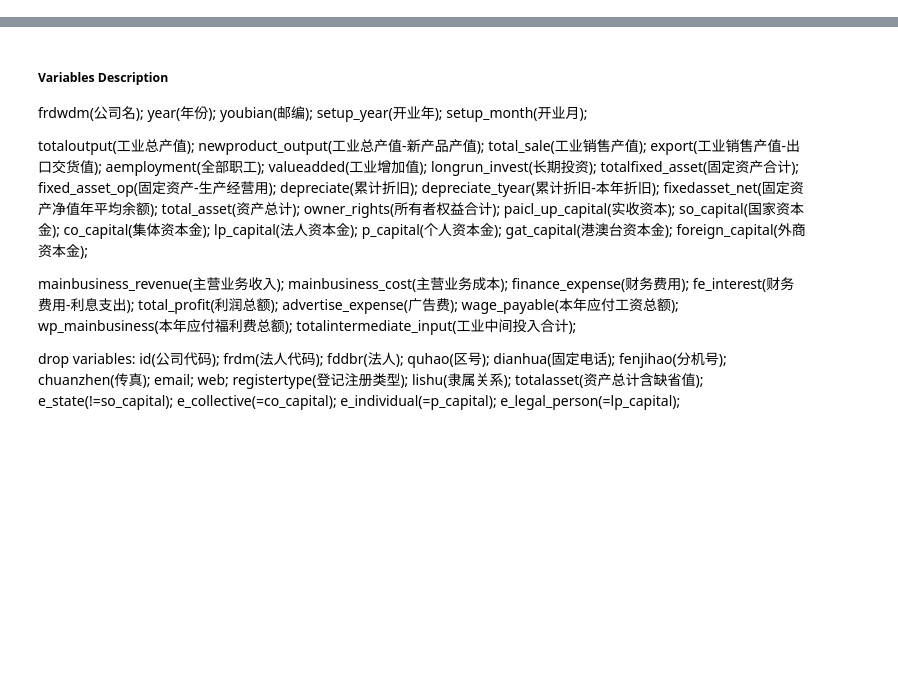
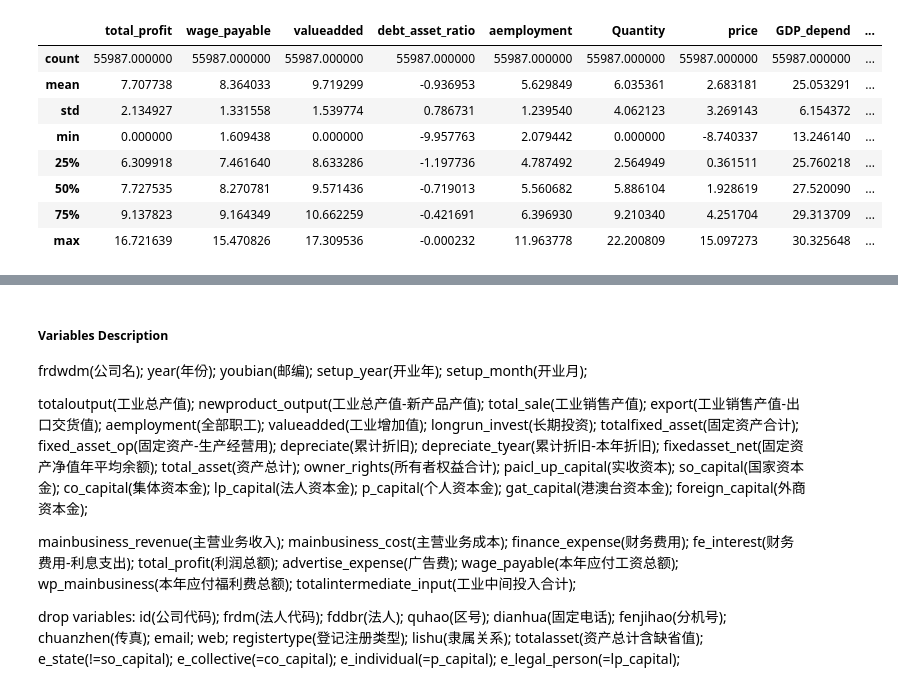
Before and after one commit to jiahui-z/Graduation-Thesis, a Jupyter notebook: EDA_and_Regression.ipynb, the cells around one changed output, grey strips where cells are left out. Saved outputs shown, nothing was run; the diff lists cells and outputs as text; code cells hidden in the pictures; blank space fills up the shorter version.

```diff
--- a/EDA_and_Regression.ipynb
+++ b/EDA_and_Regression.ipynb
@@ -90,3 +113,16 @@ len(temp[(temp.ex==0) & (temp.im==0)]) / len(temp)
+# %%
+im_df = dta_temp1[(dta_temp1.ex==0) & (dta_temp1.im==1)]
+im_df.describe()
+# %% [output]
+|  | total_profit | wage_payable | valueadded | debt_asset_ratio | aemployment | Quantity | price | GDP_depend | ... |
+| count | 55987.000000 | 55987.000000 | 55987.000000 | 55987.000000 | 55987.000000 | 55987.000000 | 55987.000000 | 55987.000000 | ... |
+| mean | 7.707738 | 8.364033 | 9.719299 | -0.936953 | 5.629849 | 6.035361 | 2.683181 | 25.053291 | ... |
+| std | 2.134927 | 1.331558 | 1.539774 | 0.786731 | 1.239540 | 4.062123 | 3.269143 | 6.154372 | ... |
+| min | 0.000000 | 1.609438 | 0.000000 | -9.957763 | 2.079442 | 0.000000 | -8.740337 | 13.246140 | ... |
+| 25% | 6.309918 | 7.461640 | 8.633286 | -1.197736 | 4.787492 | 2.564949 | 0.361511 | 25.760218 | ... |
+| 50% | 7.727535 | 8.270781 | 9.571436 | -0.719013 | 5.560682 | 5.886104 | 1.928619 | 27.520090 | ... |
+| 75% | 9.137823 | 9.164349 | 10.662259 | -0.421691 | 6.396930 | 9.210340 | 4.251704 | 29.313709 | ... |
+| max | 16.721639 | 15.470826 | 17.309536 | -0.000232 | 11.963778 | 22.200809 | 15.097273 | 30.325648 | ... |
 # %%
 # Both
 len(temp[(temp.ex==1) & (temp.im==1)]) / len(temp)
```
Also changed, not shown: parts of 15 cells of this notebook.
